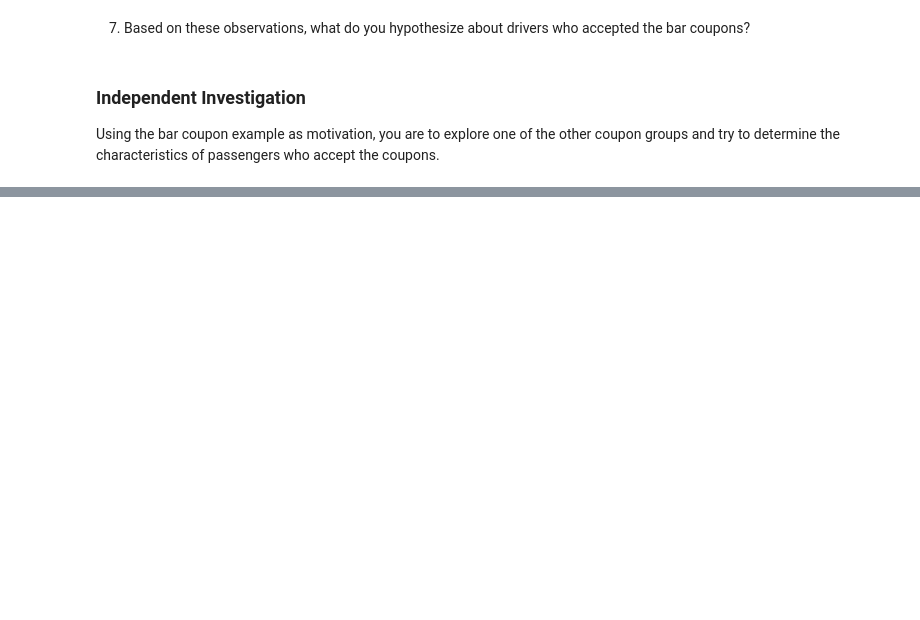
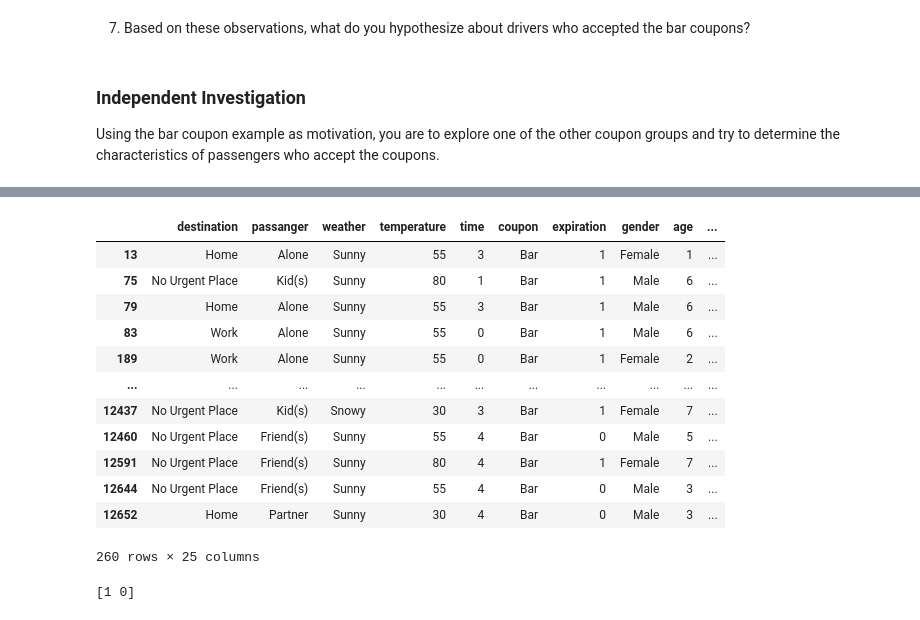
Before and after one commit to vishalnigam/ml-coupon-acceptance, a Jupyter notebook: prompt.ipynb, the cells around one changed output, grey strips where cells are left out. Saved outputs shown, nothing was run; the diff lists cells and outputs as text; code cells hidden in the pictures; blank space fills up the shorter version.

```diff
--- a/prompt.ipynb
+++ b/prompt.ipynb
@@ -427,0 +487,20 @@ Using the bar coupon example as motivation, you are to explore one of the other
+# %%
+bar_coupon_accepted[bar_coupon_accepted["has_children"] == 1]
+# %% [output]
+|  | destination | passanger | weather | temperature | time | coupon | expiration | gender | age | ... |
+| 13 | Home | Alone | Sunny | 55 | 3 | Bar | 1 | Female | 1 | ... |
+| 75 | No Urgent Place | Kid(s) | Sunny | 80 | 1 | Bar | 1 | Male | 6 | ... |
+| 79 | Home | Alone | Sunny | 55 | 3 | Bar | 1 | Male | 6 | ... |
+| 83 | Work | Alone | Sunny | 55 | 0 | Bar | 1 | Male | 6 | ... |
+| 189 | Work | Alone | Sunny | 55 | 0 | Bar | 1 | Female | 2 | ... |
+| ... | ... | ... | ... | ... | ... | ... | ... | ... | ... | ... |
+| 12437 | No Urgent Place | Kid(s) | Snowy | 30 | 3 | Bar | 1 | Female | 7 | ... |
+| 12460 | No Urgent Place | Friend(s) | Sunny | 55 | 4 | Bar | 0 | Male | 5 | ... |
+| 12591 | No Urgent Place | Friend(s) | Sunny | 80 | 4 | Bar | 1 | Female | 7 | ... |
+| 12644 | No Urgent Place | Friend(s) | Sunny | 55 | 4 | Bar | 0 | Male | 3 | ... |
+| 12652 | Home | Partner | Sunny | 30 | 4 | Bar | 0 | Male | 3 | ... |
+260 rows × 25 columns
+# %%
+print(data['has_children'].unique())
+# %% [output]
+[1 0]
```
Also changed, not shown: parts of 6 cells of this notebook.
